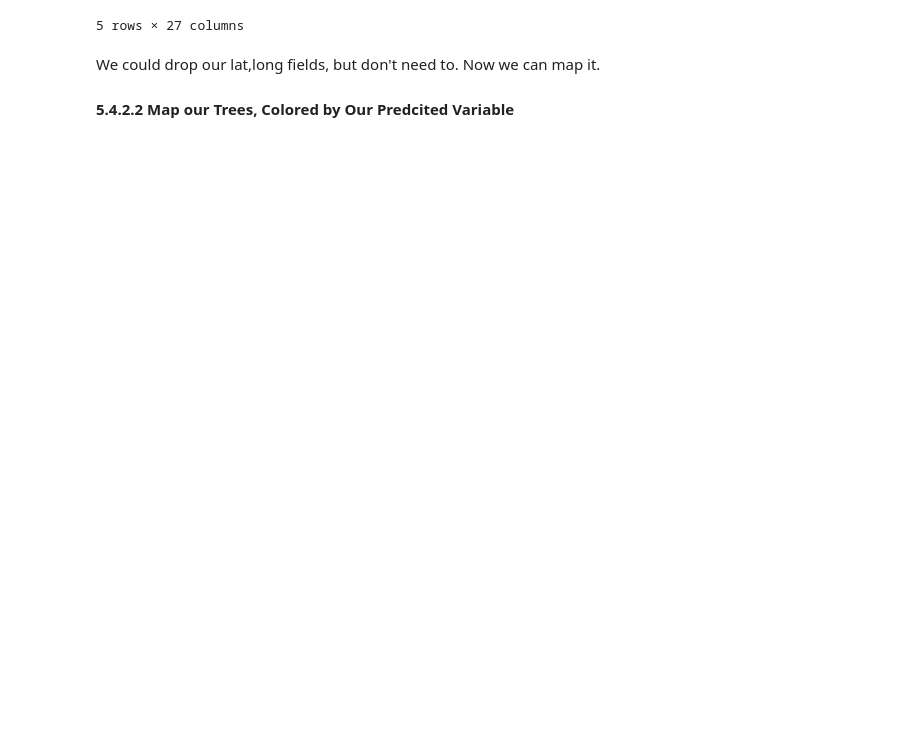
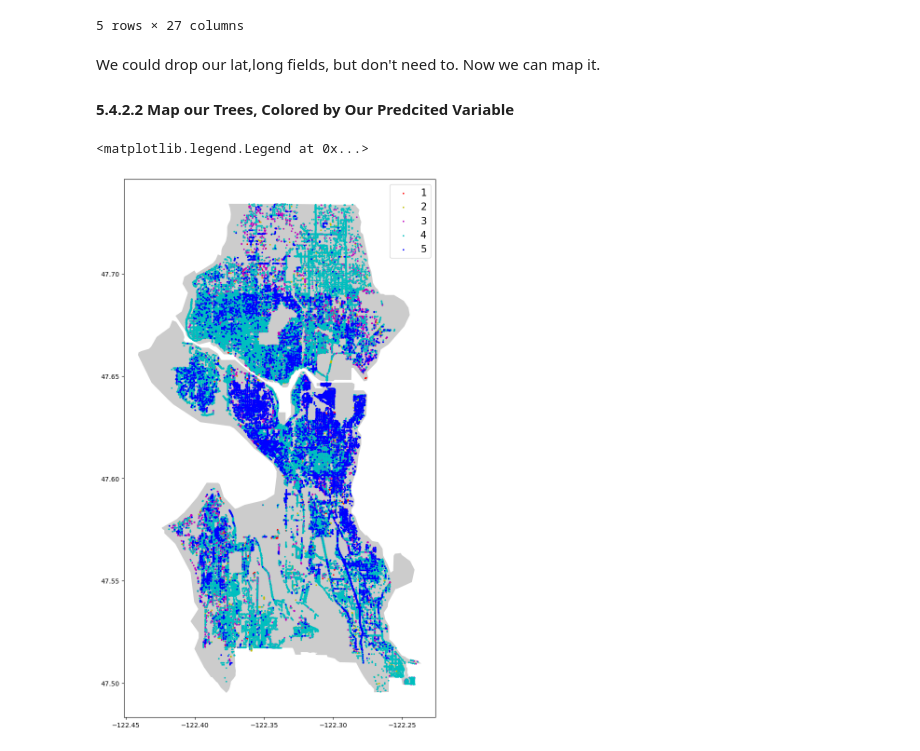
Before and after one commit to BrettlyCD/seattle-trees-project, a Jupyter notebook: notebooks/04_modeling.ipynb, the cells around one changed output. Cells and saved outputs as stored; diff of their text form; code cells hidden in the pictures; blank space fills up the shorter version.

Commit message:
Plot first predicted map.

```diff
--- a/notebooks/04_modeling.ipynb
+++ b/notebooks/04_modeling.ipynb
@@ -410,3 +410,35 @@ geo_df.head()
 We could drop our lat,long fields,  but don't need to. Now we can map it.
 
 #### 5.4.2.2 Map our Trees, Colored by Our Predcited Variable
+# %%
+fig, ax = plt.subplots(figsize=(15,15))
+map.plot(ax=ax, alpha=0.4, color='grey')
+geo_df[geo_df['prediction'] == 1].plot(ax=ax,
+                                       markersize=2,
+                                       color='r',
+                                       marker='o',
+                                       label='1')
+geo_df[geo_df['prediction'] == 2].plot(ax=ax,
+                                       markersize=2,
+                                       color='y',
+                                       marker='o',
+                                       label='2')
+geo_df[geo_df['prediction'] == 3].plot(ax=ax,
+                                       markersize=2,
+                                       color='m',
+                                       marker='o',
+                                       label='3')
+geo_df[geo_df['prediction'] == 4].plot(ax=ax,
+                                       markersize=2,
+                                       color='c',
+                                       marker='o',
+                                       label='4')
+geo_df[geo_df['prediction'] == 5].plot(ax=ax,
+                                       markersize=2,
+                                       color='b',
+                                       marker='o',
+                                       label='5')
+plt.legend(prop={'size':15})
+# %% [output]
+<matplotlib.legend.Legend at 0x...>
+[figure, added]
```
